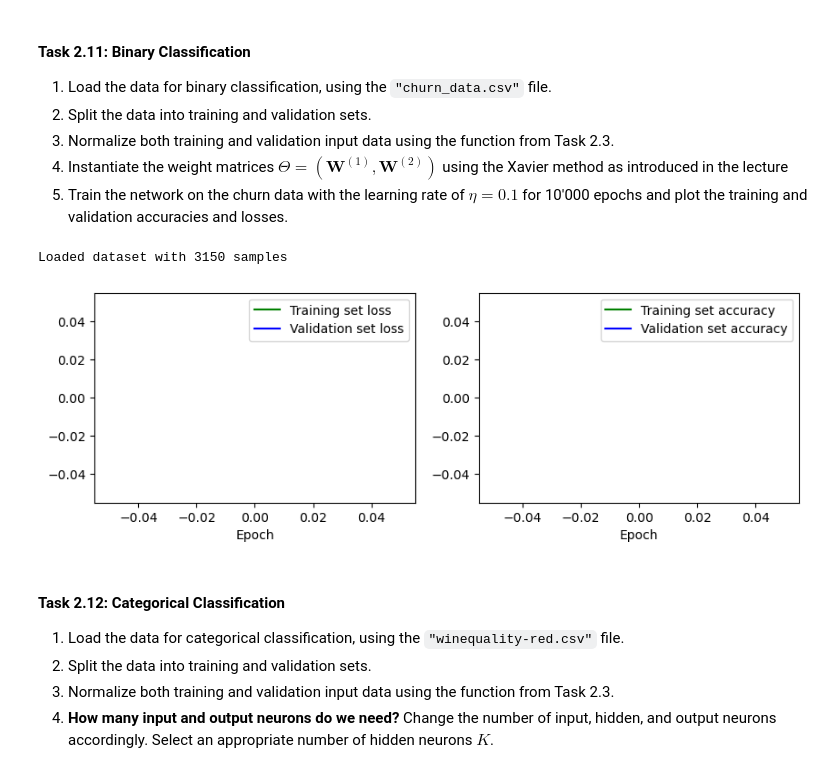
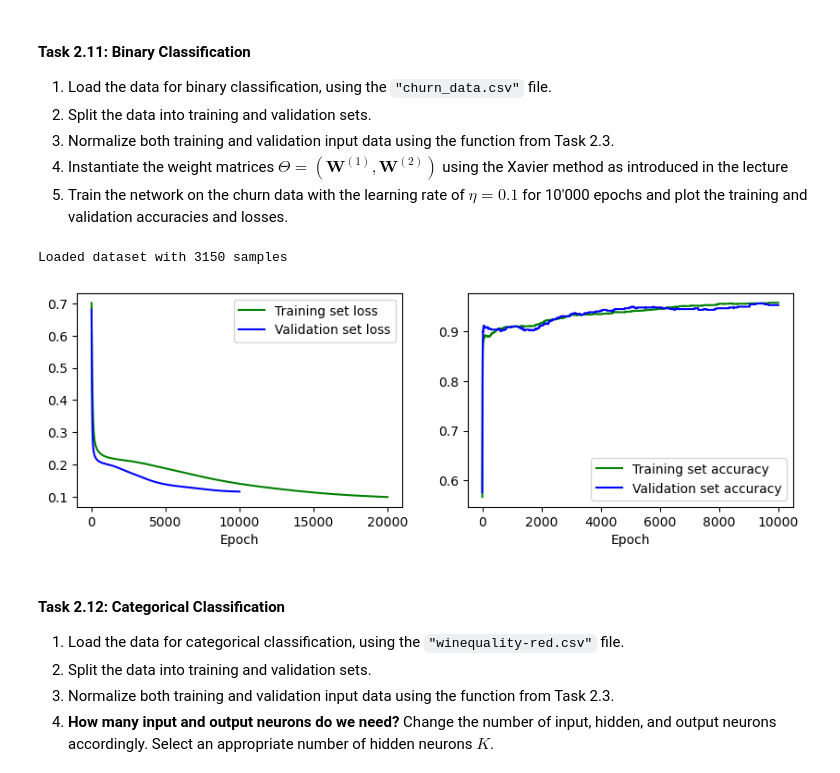
Before and after one commit to catsonthewall/Deep-Learning, a Jupyter notebook: DL-Assignment02.ipynb, the cells around one changed output. Cells and saved outputs as stored; diff of their text form; code cells hidden in the pictures.

```diff
--- a/DL-Assignment02.ipynb
+++ b/DL-Assignment02.ipynb
@@ -156,7 +156,7 @@ def dataset(dataset_file="winequality-red.csv",delimiter=";"):
     reader = csv.reader(f, delimiter = ";"
                        if "winequality" in dataset_file
                        else ",")
-    next(reader)
+    header = next(reader)
     for row in reader:
         data.append(row)
 
@@ -247,19 +247,19 @@ Finally, normalize your input data using the implemented function.
 Note: Use `numpy.mean()` and `numpy.std()` with the correct dimensions.
 # %%
 def normalize(X_train, X_val):
-  # Compute statistics
-  mean = numpy.mean(X_train[1:], axis=1, keepdims=True)
-  std = numpy.std(X_train[1:], axis=1, keepdims=True)
+    # Compute statistics
+    mean = numpy.mean(X_train[1:], axis=1, keepdims=True)
+    std = numpy.std(X_train[1:], axis=1, keepdims=True) + 1e-8
 
-  # Ensure that the bias neuron is not normalized
-  X_train_normalize = X_train.copy()
-  X_val_normalize = X_val.copy()
+    # Ensure that the bias neuron is not normalized
+    X_train_normalize = X_train.copy()
+    X_val_normalize = X_val.copy()
 
-  # Standardize both X_train and X_val
-  X_train_normalize[1:] = (X_train[1:] - mean) / std
-  X_val_normalize[1:] = (X_val[1:] - mean) / std
+    # Standardize both X_train and X_val
+    X_train_normalize[1:] = (X_train[1:] - mean) / std
+    X_val_normalize[1:] = (X_val[1:] - mean) / std
 
-  return X_train_normalize, X_val_normalize
+    return X_train_normalize, X_val_normalize
 # %% [markdown]
 ### Gradient Descent
 
@@ -482,29 +493,25 @@ def plot(train_loss, train_acc, val_loss, val_acc):
 4. Instantiate the weight matrices $\Theta=(\mathbf W^{(1)}, \mathbf W^{(2)})$ using the Xavier method as introduced in the lecture
 5. Train the network on the churn data with the learning rate of **$\eta=0.1$** for 10'000 epochs and plot the training and validation accuracies and losses.
 # %%
-
 # load dataset
 X, T = dataset("churn_data.csv", ",")
 # split dataset
 X_train, T_train, X_val, T_val = split_training_data(X, T)
 # normalize input data
 X_train, X_val = normalize(X_train, X_val)
 
 K = X_train.shape[0]
 D = 8
 O = 1
 W1 = numpy.random.randn(D, K) * numpy.sqrt(1 / K)
-W2 = numpy.random.randn(0, D) * numpy.sqrt(1 / K)
+W2 = numpy.random.randn(O, D) * numpy.sqrt(1 / K)
 Theta = [W1, W2]
-
-# train network on our data
-results = train(X_train, T_train, X_val, T_val, Theta, loss_type="bce", num_epochs=10000, learning_rate=0.1)
 
 # plot the results
 plot(*results)
 # %% [output]
 Loaded dataset with 3150 samples
-[figure, old version]
+[figure, new version]
 # %% [markdown]
 #### Task 2.12: Categorical Classification
 
```
Also changed, not shown: parts of 5 cells of this notebook.
